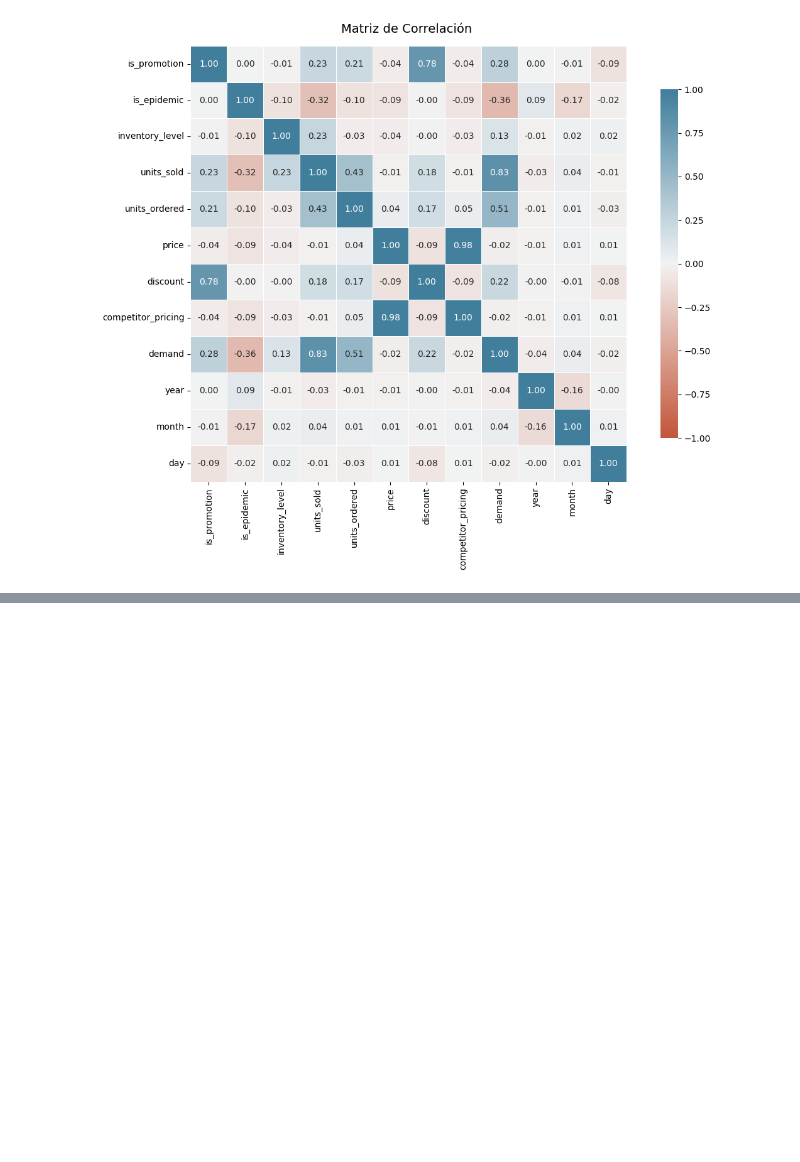
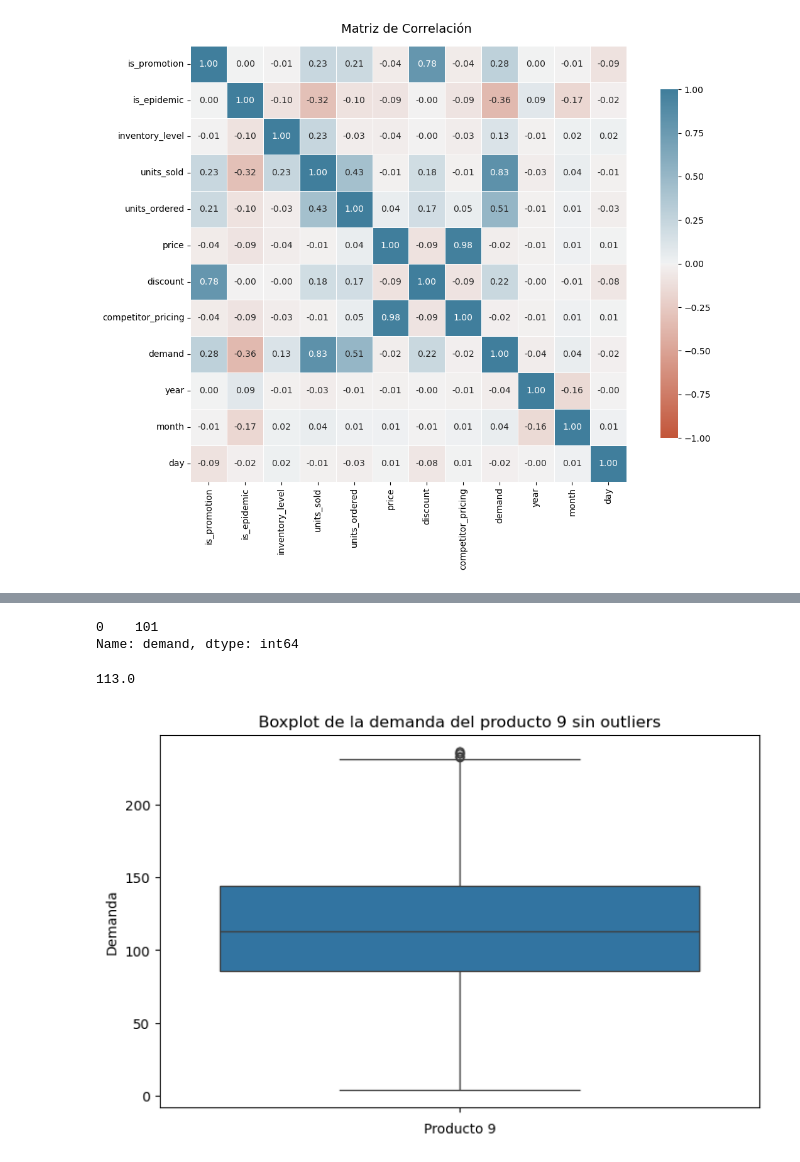
Before and after one commit to diegorod14/20261_Business_Predictive_Analytics, a Jupyter notebook: Proyecto.ipynb, the cells around one changed output, grey strips where cells are left out. Cells and saved outputs as stored; diff of their text form; code cells hidden in the pictures; blank space fills up the shorter version.

```diff
--- a/Proyecto.ipynb
+++ b/Proyecto.ipynb
@@ -1183,0 +1178,22 @@ plt.show()
+# %%
+Q1 = df_producto_9["demand"].quantile(0.25)
+Q3 = df_producto_9["demand"].quantile(0.75)
+IQR = Q3 - Q1
+
+limite_inferior = Q1 - 1.5 * IQR
+limite_superior = Q3 + 1.5 * IQR
+
+print("Q1:", Q1)
+print("Q3:", Q3)
+print("IQR:", IQR)
+print("Límite inferior:", limite_inferior)
+print("Límite superior:", limite_superior)
+
+# Crear columna que indique si es outlier
+df_producto_9["Outlier"] = (
+    (df_producto_9["demand"] < limite_inferior) |
+    (df_producto_9["demand"] > limite_superior)
+)
+
+# Ver cuántos outliers hay
+print(df_producto_9["Outlier"].value_counts())
@@ -1183,0 +1210,8 @@ plt.show()
+# %%
+# Crear un nuevo dataframe sin outliers
+df_producto_9_sin_outliers = df_producto_9[df_producto_9["Outlier"] == False].copy()
+
+# Verificar cantidad de registros antes y después
+print("Registros originales:", len(df_producto_9))
+print("Registros sin outliers:", len(df_producto_9_sin_outliers))
+print("Registros eliminados:", len(df_producto_9) - len(df_producto_9_sin_outliers))
@@ -1183,0 +1234,24 @@ plt.show()
+# %%
+df_producto_9_sin_outliers["demand"].mode()
+# %% [output]
+0    101
+Name: demand, dtype: int64
+# %%
+df_producto_9_sin_outliers["demand"].median()
+# %% [output]
+113.0
+# %%
+plt.figure(figsize=(8, 5))
+
+sns.boxplot(
+    data=df_producto_9_sin_outliers,
+    y="demand"
+)
+
+plt.title("Boxplot de la demanda del producto 9 sin outliers")
+plt.ylabel("Demanda")
+plt.xlabel("Producto 9")
+
+plt.show()
+# %% [output]
+[figure, added]
```
Also changed, not shown: parts of 27 cells of this notebook.
